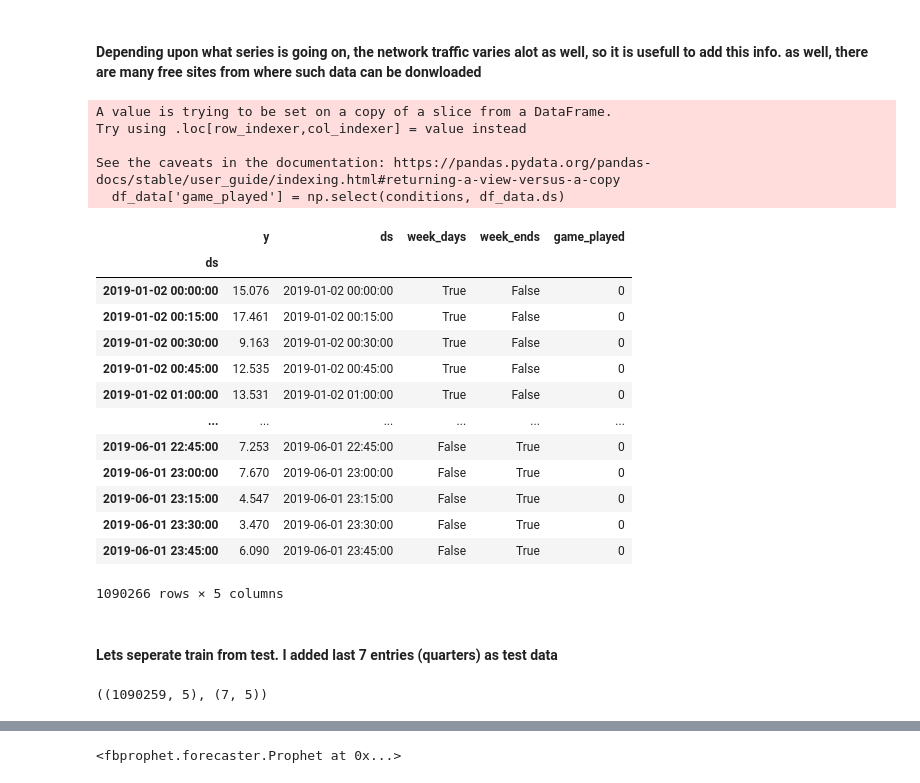
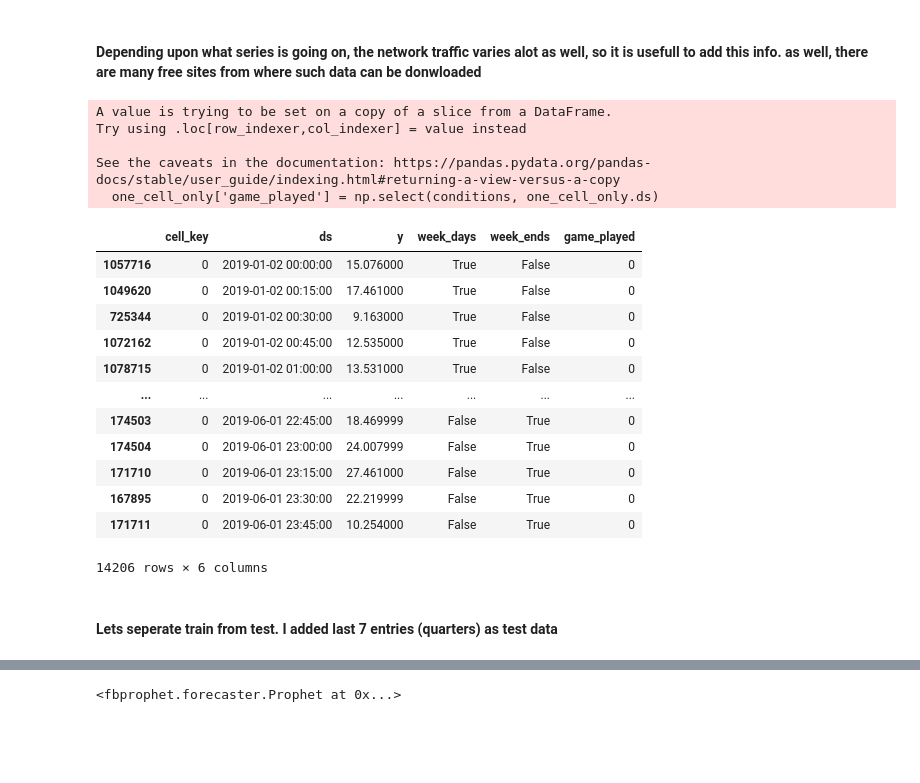
Before and after one commit to wasifmasood/network_traffic_forecast, a Jupyter notebook: FBProphet.ipynb, the cells around one changed output, grey strips where cells are left out. Drawn from its saved outputs; the diff is of its cells as text; code cells hidden in the pictures; blank space fills up the shorter version.

```diff
--- a/FBProphet.ipynb
+++ b/FBProphet.ipynb
@@ -120,41 +105,30 @@ df_holidays
 #### Depending upon what series is going on, the network traffic varies alot as well, so it is usefull to add this info. as well, there are many free sites from where such data can be donwloaded
 # %%
 match_dates = helper.get_matchdates()
-conditions = df_data.ds.isin(match_dates.DateTimeAdj)
+conditions = one_cell_only.ds.isin(match_dates.DateTimeAdj)
 # %%
-df_data['game_played'] = np.select(conditions, df_data.ds)
+one_cell_only['game_played'] = np.select(conditions, one_cell_only.ds)
 # %% [output]
 A value is trying to be set on a copy of a slice from a DataFrame.
 Try using .loc[row_indexer,col_indexer] = value instead
 
 See the caveats in the documentation: https://pandas.pydata.org/pandas-docs/stable/user_guide/indexing.html#returning-a-view-versus-a-copy
-  df_data['game_played'] = np.select(conditions, df_data.ds)
+  one_cell_only['game_played'] = np.select(conditions, one_cell_only.ds)
-# %%
-#df_data = df_data.drop(['ds'], axis=1)
-df_data
-# %% [output]
-|  | y | ds | week_days | week_ends | game_played |
-| ds |  |  |  |  |  |
-| 2019-01-02 00:00:00 | 15.076 | 2019-01-02 00:00:00 | True | False | 0 |
-| 2019-01-02 00:15:00 | 17.461 | 2019-01-02 00:15:00 | True | False | 0 |
-| 2019-01-02 00:30:00 | 9.163 | 2019-01-02 00:30:00 | True | False | 0 |
-| 2019-01-02 00:45:00 | 12.535 | 2019-01-02 00:45:00 | True | False | 0 |
-| 2019-01-02 01:00:00 | 13.531 | 2019-01-02 01:00:00 | True | False | 0 |
-| ... | ... | ... | ... | ... | ... |
-| 2019-06-01 22:45:00 | 7.253 | 2019-06-01 22:45:00 | False | True | 0 |
-| 2019-06-01 23:00:00 | 7.670 | 2019-06-01 23:00:00 | False | True | 0 |
-| 2019-06-01 23:15:00 | 4.547 | 2019-06-01 23:15:00 | False | True | 0 |
-| 2019-06-01 23:30:00 | 3.470 | 2019-06-01 23:30:00 | False | True | 0 |
-| 2019-06-01 23:45:00 | 6.090 | 2019-06-01 23:45:00 | False | True | 0 |
-1090266 rows × 5 columns
+# %%
+one_cell_only
+# %% [output]
+|  | cell_key | ds | y | week_days | week_ends | game_played |
+| 1057716 | 0 | 2019-01-02 00:00:00 | 15.076000 | True | False | 0 |
+| 1049620 | 0 | 2019-01-02 00:15:00 | 17.461000 | True | False | 0 |
+| 725344 | 0 | 2019-01-02 00:30:00 | 9.163000 | True | False | 0 |
+| 1072162 | 0 | 2019-01-02 00:45:00 | 12.535000 | True | False | 0 |
+| 1078715 | 0 | 2019-01-02 01:00:00 | 13.531000 | True | False | 0 |
+| ... | ... | ... | ... | ... | ... | ... |
+| 174503 | 0 | 2019-06-01 22:45:00 | 18.469999 | False | True | 0 |
+| 174504 | 0 | 2019-06-01 23:00:00 | 24.007999 | False | True | 0 |
+| 171710 | 0 | 2019-06-01 23:15:00 | 27.461000 | False | True | 0 |
+| 167895 | 0 | 2019-06-01 23:30:00 | 22.219999 | False | True | 0 |
+| 171711 | 0 | 2019-06-01 23:45:00 | 10.254000 | False | True | 0 |
+14206 rows × 6 columns
 # %% [markdown]
 #### Lets seperate train from test. I added last 7 entries (quarters) as test data
-# %%
-test_window = 7
-max_rows = df_data.shape[0]
-
-df_train = df_data[0:max_rows-test_window]
-df_test = df_data[max_rows-test_window:max_rows]
-df_train.shape, df_test.shape
-# %% [output]
-((1090259, 5), (7, 5))
```
Also changed, not shown: parts of 35 cells of this notebook, 3 other files.
